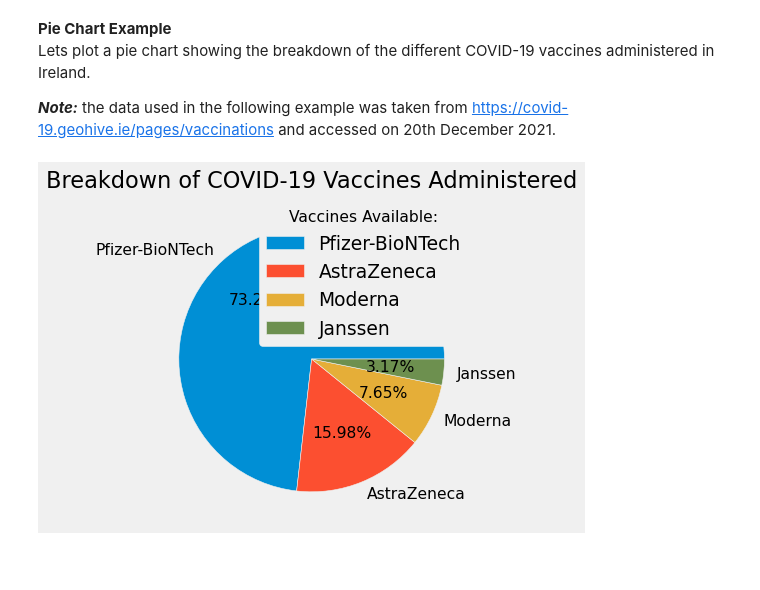
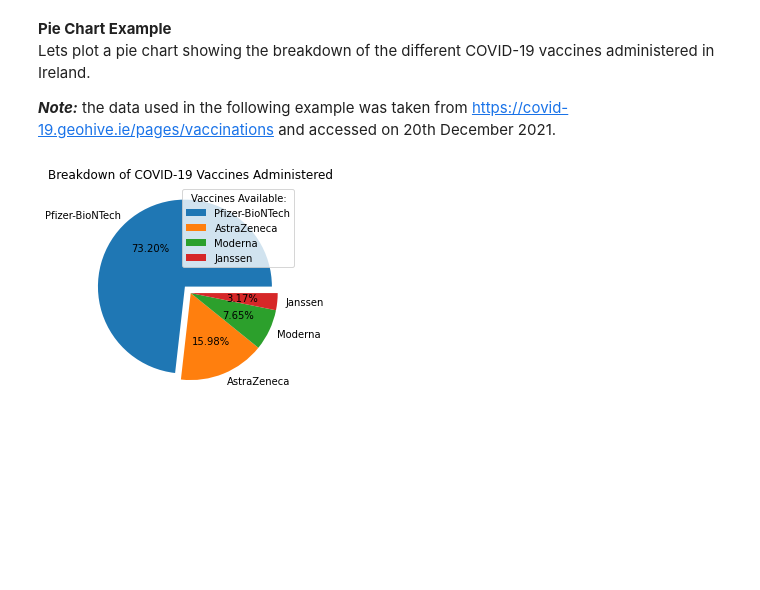
Before and after one commit to G00398258/fundsofda-assessment, a Jupyter notebook: pyplot.ipynb, the cells around one changed output. Saved outputs shown, nothing was run; the diff lists cells and outputs as text; code cells hidden in the pictures; blank space fills up the shorter version.

```diff
--- a/pyplot.ipynb
+++ b/pyplot.ipynb
@@ -117,6 +29,0 @@ Matplotlib is used for plotting many different kinds of plots in Python, but in
-# %%
-# Change the style of plots
-plt.style.use('classic')
-
-# Change default figure size
-plt.rcParams['figure.figsize'] = (14,6)
@@ -290,6 +29,0 @@ plt.hist(x)
-# %%
-# Change the plot style
-plt.style.use('fivethirtyeight')
-
-# Change the figure size
-plt.rcParams["figure.figsize"] = (20,5)
@@ -451,21 +131,20 @@ _**Note:**_ the data used in the following example was taken from https://covid-
 # %%
 # Setting the data values & labels
 y = np.array([73.2, 15.98, 7.65, 3.17])
 mylabels = ["Pfizer-BioNTech", "AstraZeneca", "Moderna", "Janssen"]
 
-# Example of how to set the autopct parameter to 2 decimal places was found at:
-# https://stackoverflow.com/questions/6170246/how-do-i-use-matplotlib-autopct
-plt.pie(y, labels = mylabels, autopct = '%.2f%%')
+# Plot a pie chart listing values to 2 decimal places, using explode to make the biggest value (Pfizer) stand out
+plt.pie(y, labels = mylabels, explode=(0.1,0,0,0), autopct = '%.2f%%')
 
 # Adding a legend and title
 plt.legend(title = "Vaccines Available:")
 plt.title("Breakdown of COVID-19 Vaccines Administered")
 
 # Changing the figure size
-plt.rcParams['figure.figsize'] = (8,6)
+plt.rcParams['figure.figsize'] = (10,7)
 plt.show()
 # %% [output]
-[figure, old version]
+[figure, new version]
 # %% [markdown]
 <br>
 # %% [markdown]
```
Also changed, not shown: parts of 49 cells of this notebook.
